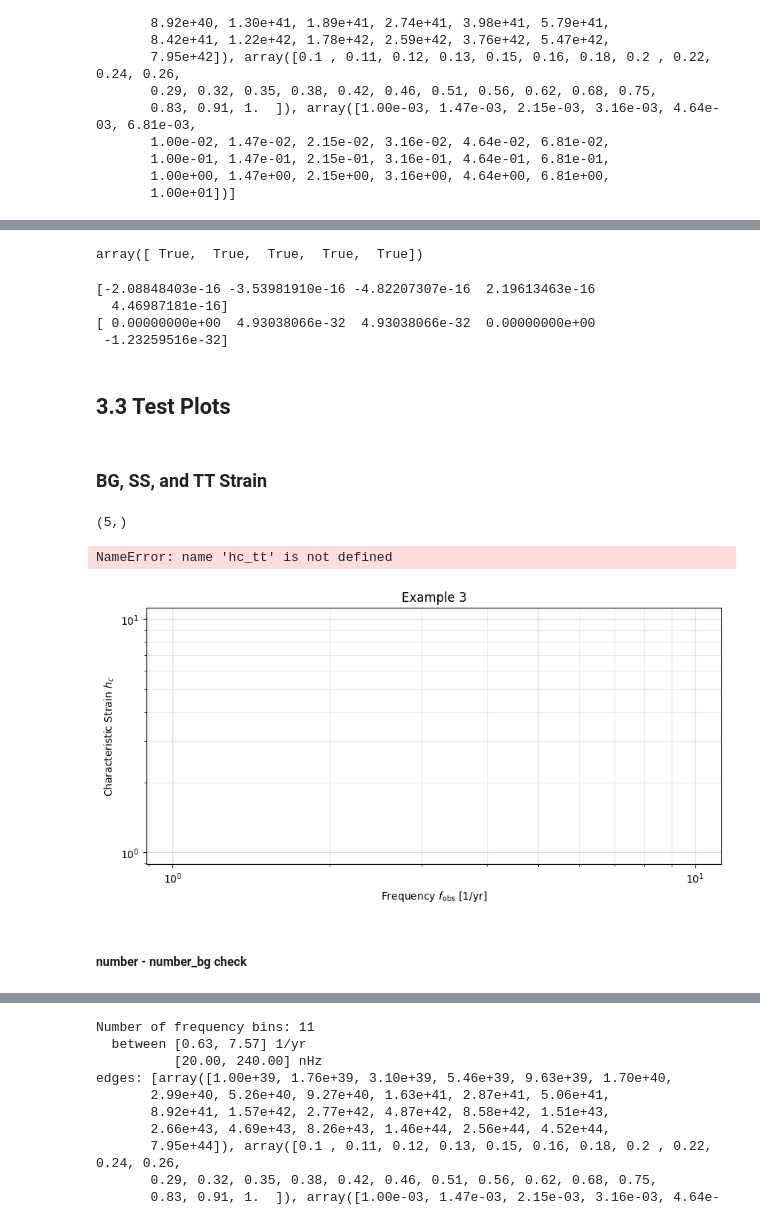
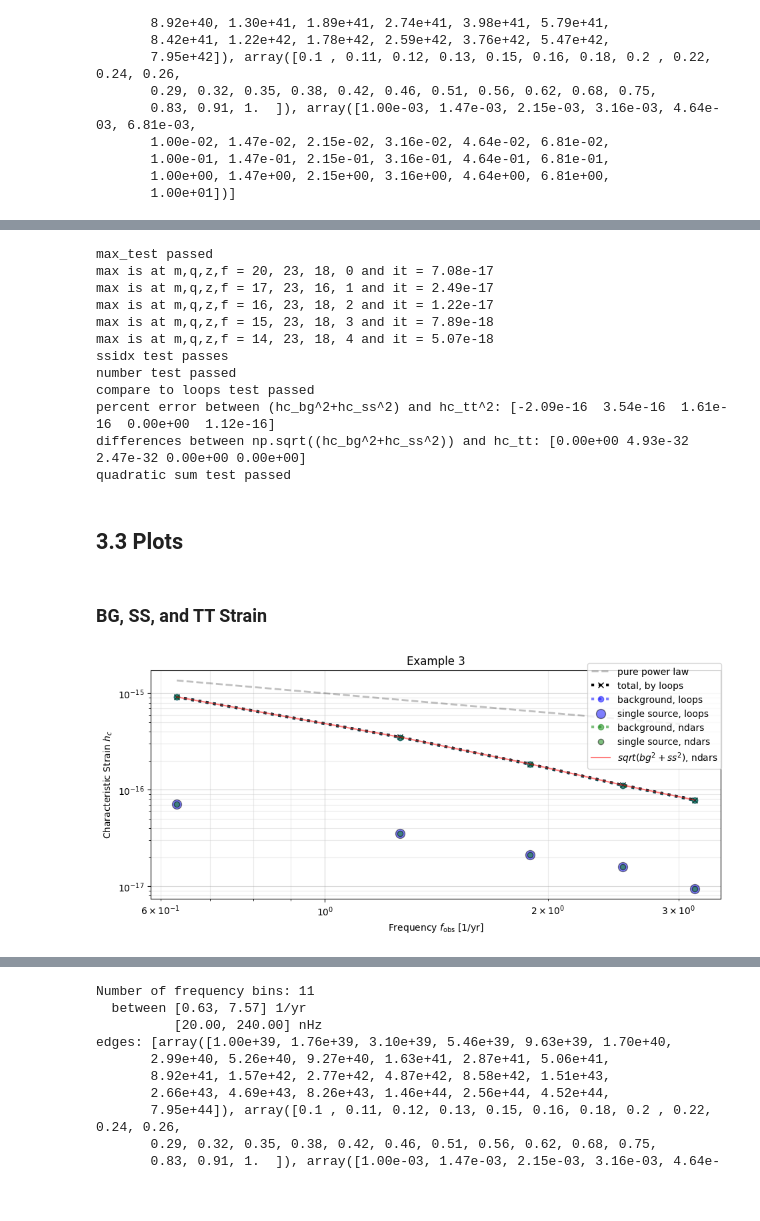
Before and after one commit to nanograv/holodeck, a Jupyter notebook: ecg-notebooks/single_sources/ss-dev/ss_ndars_dev.ipynb, the cells around one changed output, grey strips where cells are left out. Cells and saved outputs as stored; diff of their text form; code cells hidden in the pictures.

Commit message:
Everything working except example 5: SAM default. Tests and examples cleaned up.

```diff
--- a/ecg-notebooks/single_sources/ss-dev/ss_ndars_dev.ipynb
+++ b/ecg-notebooks/single_sources/ss-dev/ss_ndars_dev.ipynb
@@ -89,7 +89,11 @@ def example(dur, cad, mtot, mrat, redz, print_test):
         print(f"          [{fobs[0]*1e9:.2f}, {fobs[-1]*1e9:.2f}] nHz")
 
     # 2) Build Semi-Analytic-Model with super simple parameters
-    sam = holo.sam.Semi_Analytic_Model(mtot, mrat, redz)
+    if(mtot==None or mrat==None or redz==None):
+        print('using default mtot, mrat, and redz')
+        sam = holo.sam.Semi_Analytic_Model()
+    else:
+        sam = holo.sam.Semi_Analytic_Model(mtot, mrat, redz)
     if(print_test):
         print('edges:', sam.edges)
     # get observed orbital frequency bin edges and centers
@@ -2045,5 +2090,5 @@ exname = 'Example 3'
 # %%
-edges, number, fobs, exname = example3()
+edges, number, fobs, exname = example3(print_test=True)
 # %% [output]
 Number of frequency bins: 4
   between [0.63, 3.16] 1/yr
@@ -2066,4 +2123,0 @@ edges: [array([1.00e+39, 1.45e+39, 2.11e+39, 3.07e+39, 4.47e+39, 6.50e+39,
-# %%
-hsamp, hsmax, ssidx, bgnum = ss_gws_by_ndars(edges, number, realize=False, round=True, ss=True, sum=True)
-# (hsmax, hsamp) # argwhere should work!
-run_example_test(edges, number,fobs, exname)
@@ -2138,55 +2124,66 @@ True
-# %%
-np.isclose(hc_ss2, hc_ss)
-# %% [output]
-array([ True,  True,  True,  True,  True])
-# %%
-test = (hc_bg2**2 + hc_ss2**2)
-error = (test-hc_tt**2)/hc_tt**2
-# np.isclose(hc_tt, )
-print(error)
-print(hc_tt - np.sqrt(hc_ss2**2 + hc_bg2**2))
-# %% [output]
-[-2.08848403e-16 -3.53981910e-16 -4.82207307e-16  2.19613463e-16
-  4.46987181e-16]
-[ 0.00000000e+00  4.93038066e-32  4.93038066e-32  0.00000000e+00
- -1.23259516e-32]
+# %%
+# test
+hc_bg_ndar, hc_ss_ndar, hsamp_ndar, ssidx_ndar, maxhs_ndar, bgnum_ndar\
+    = run_example_tests(edges, number, fobs, print_test=True)
+# %% [output]
+max_test passed
+max is at m,q,z,f = 20, 23, 18, 0 and it = 7.08e-17
+max is at m,q,z,f = 17, 23, 16, 1 and it = 2.49e-17
+max is at m,q,z,f = 16, 23, 18, 2 and it = 1.22e-17
+max is at m,q,z,f = 15, 23, 18, 3 and it = 7.89e-18
+max is at m,q,z,f = 14, 23, 18, 4 and it = 5.07e-18
+ssidx test passes
+number test passed
+compare to loops test passed
+percent error between (hc_bg^2+hc_ss^2) and hc_tt^2: [-2.09e-16  3.54e-16  1.61e-16  0.00e+00  1.12e-16]
+differences between np.sqrt((hc_bg^2+hc_ss^2)) and hc_tt: [0.00e+00 4.93e-32 2.47e-32 0.00e+00 0.00e+00]
+quadratic sum test passed
 # %% [markdown]
-## 3.3 Test Plots
+## 3.3 Plots
 # %% [markdown]
 ### BG, SS, and TT Strain
 # %%
 # quick plot
 fig, ax = plot.figax(xlabel='Frequency $f_\mathrm{obs}$ [1/yr]',
                     ylabel='Characteristic Strain $h_c$', figsize=[10,4.5])
 ax.set_title(exname)
 xx = fobs * YR
-print(fobs.shape)
-print(len(hc_tt))
+
 # plot a reference, pure power-law  strain spectrum:   h_c(f) = 1e-15 * (f * yr) ^ -2/3
 yy = 1e-15 * np.power(xx, -2.0/3.0)
 ax.plot(xx, yy, 'k--', alpha=0.25, lw=2.0, label = 'pure power law')
 
 # total char strain (no sources subtracted)
-ax.plot(xx, hc_tt, color='black', marker = 'x', lw=3, ls = 'dotted', alpha=1, label='total, by loops')
+ax.plot(xx, hc_tt, color='black', marker = 'x', lw=3,
+        ls = 'dotted', alpha=1, label='total, by loops')
 
 
+# by loops:
 # gwb
-ax.plot(xx, hc_bg, color='b', marker = 'o', lw=3, ls = 'dotted', alpha=.5, label='background, pretty loops')
+ax.plot(xx, hc_bg_loop, color='b', marker = 'o', lw=3,
+        ls = 'dotted', alpha=.5, label='background, loops')
 # loudest source per bin
-ax.scatter(xx, hc_ss, color='b', marker = 'o', edgecolor='k', alpha=.5, label='single source, pretty loops')
+ax.scatter(xx, hc_ss_loop, color='b', marker = 'o', s=100,
+           edgecolor='k', alpha=.5, label='single source, loops')
+
+# by ndars:
+# gwb
+ax.plot(xx, hc_bg_ndar, color='g', marker = 'o', lw=3,
+        ls = 'dotted', alpha=.5, label='background, ndars')
+# loudest source per bin
+ax.scatter(xx, hc_ss_ndar, color='g', marker = 'o',
+           edgecolor='k', alpha=.5, label='single source, ndars')
 
 
 # ax.plot(xx, hc_bg+hc_ss, color='r', label='bg + ss', alpha=.5)
-ax.plot(xx, np.sqrt(hc_bg**2+hc_ss**2), color='r', label=r'$sqrt (bg^2 + ss^2)$', alpha=.5)
+ax.plot(xx, np.sqrt(hc_bg_ndar**2+hc_ss_ndar**2), color='r',
+        label=r'$sqrt (bg^2 + ss^2)$, ndars', alpha=.5)
 
-legend_gwb = ax.legend(bbox_to_anchor=(.1,.15), bbox_transform=fig.transFigure, loc='lower left')
+legend_gwb = ax.legend(bbox_to_anchor=(.95,.95),
+                       bbox_transform=fig.transFigure, loc='upper right')
 
 
 # ax.set_ylim(1e-16, 3e-15)
 fig.tight_layout()
 # %% [output]
-(5,)
-NameError: name 'hc_tt' is not defined
-[figure, old version]
+[figure, new version]
-# %% [markdown]
-##### number - number_bg check
```
Also changed, not shown: parts of 100 cells of this notebook.
